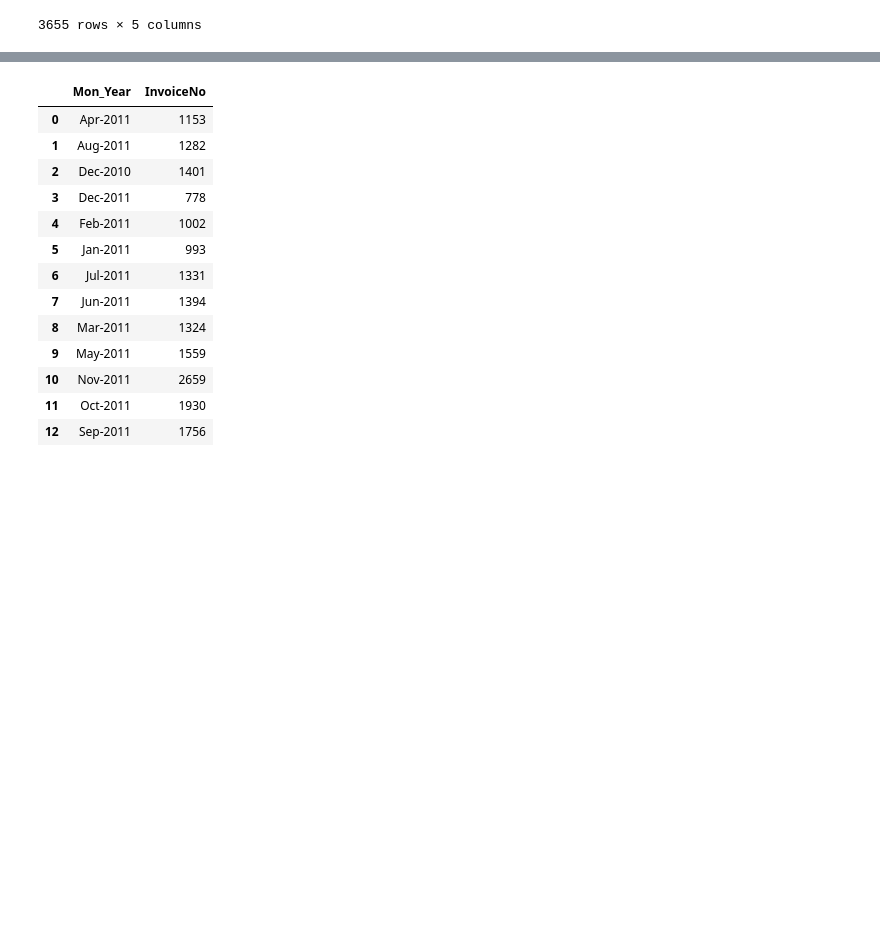
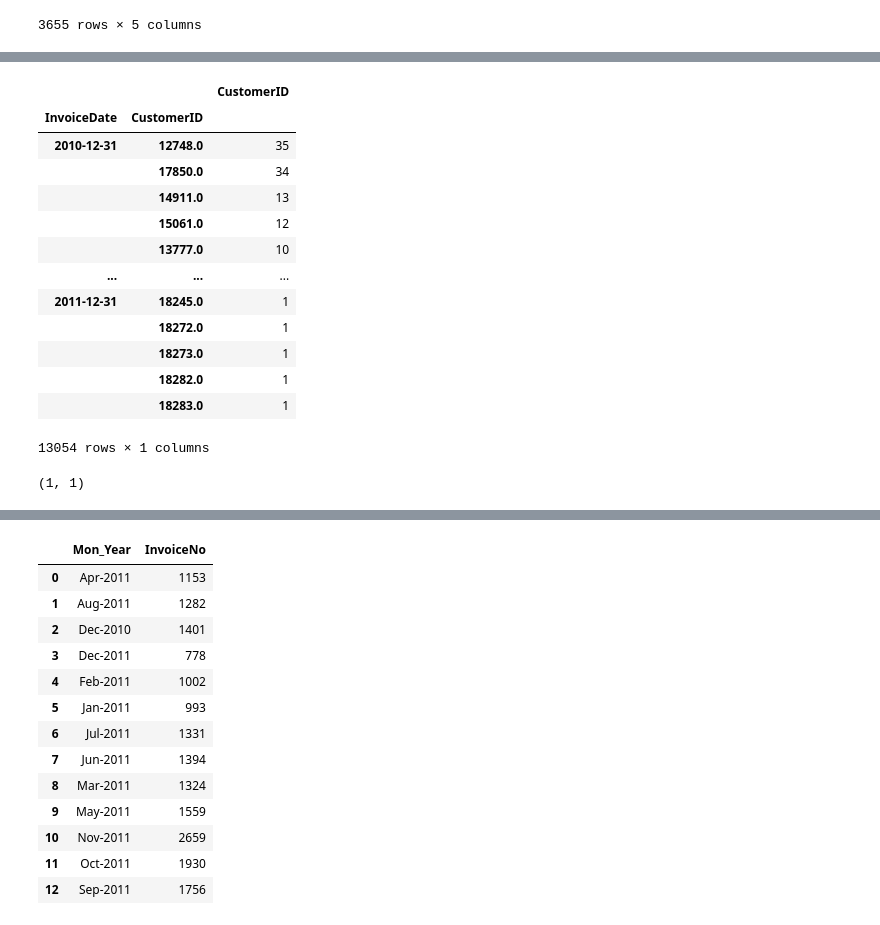
Before and after one commit to krivolapov/roivenue_test, a Jupyter notebook: Analysis of Ecommerce Orders.ipynb, the cells around one changed output, grey strips where cells are left out. Cells and saved outputs as stored; diff of their text form; code cells hidden in the pictures; blank space fills up the shorter version.

```diff
--- a/Analysis of Ecommerce Orders.ipynb
+++ b/Analysis of Ecommerce Orders.ipynb
@@ -258,0 +275,2 @@ Name: InvoiceNo, Length: 13054, dtype: int64
+# %%
+xyz = yyy.to_frame()
@@ -258,0 +281,17 @@ Name: InvoiceNo, Length: 13054, dtype: int64
+# %%
+xyz
+# %% [output]
+|  |  | CustomerID |
+| InvoiceDate | CustomerID |  |
+| 2010-12-31 | 12748.0 | 35 |
+|  | 17850.0 | 34 |
+|  | 14911.0 | 13 |
+|  | 15061.0 | 12 |
+|  | 13777.0 | 10 |
+| ... | ... | ... |
+| 2011-12-31 | 18245.0 | 1 |
+|  | 18272.0 | 1 |
+|  | 18273.0 | 1 |
+|  | 18282.0 | 1 |
+|  | 18283.0 | 1 |
+13054 rows × 1 columns
@@ -259,2 +300,6 @@ Name: InvoiceNo, Length: 13054, dtype: int64
+# %%
+temp_2.shape
+# %% [output]
+(1, 1)
 # %%
 #ax = abc.plot.bar(x = 'Mon_Year', y='InvoiceNo', rot=0)
```
Also changed, not shown: parts of 6 cells of this notebook, 2 other files.
